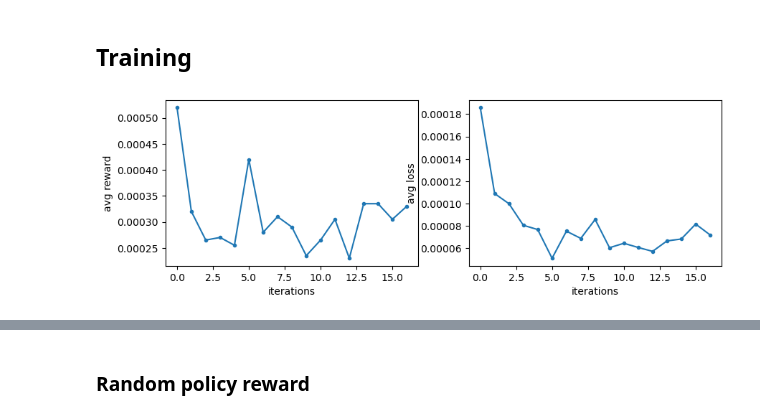
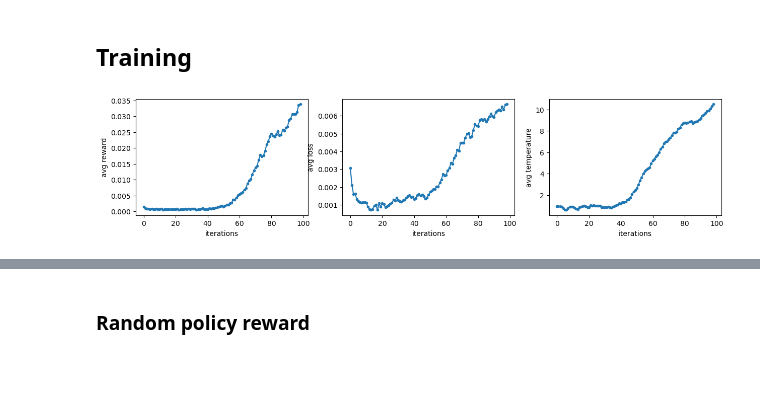
Before and after one commit to AlbertoSinigaglia/snake-reinforcement-learning, a Jupyter notebook: double_q_learning_learns_walls_boltzmann_policy/main.ipynb, the cells around one changed output, grey strips where cells are left out. Saved outputs shown, nothing was run; the diff lists cells and outputs as text; code cells hidden in the pictures; blank space fills up the shorter version.

```diff
--- a/double_q_learning_learns_walls_boltzmann_policy/main.ipynb
+++ b/double_q_learning_learns_walls_boltzmann_policy/main.ipynb
@@ -69,14 +72,18 @@ anim = FuncAnimation(fig, animate, interval=30)
 # %%
 class BoltzmannPolicy:
     def __init__(self):
-        self.temperature = 1.
+        self.temperature_mu = tf.Variable(1., name="mu")
+        self.temperature_log_sigma_square = tf.Variable(0., name="sigma")
     def sample(self, q_values):
-        probs = self.get_probs(q_values)
+        probs, temperature = self.get_probs(q_values)
         return tf.random.categorical(
             np.log(probs), 1
-        ).numpy()
+        ).numpy(), temperature
     def get_probs(self, q_values):
-        return tf.nn.softmax(q_values * self.temperature)
+        temperature = np.random.normal(self.temperature_mu, np.exp(self.temperature_log_sigma_square), (q_values.shape[0], 1))
+        return tf.nn.softmax(q_values * temperature), temperature
+    def get_params(self):
+        return [self.temperature_mu, self.temperature_log_sigma_square]
 # %%
 MODELS_PREFIX = f"models/{type(env_).__name__}/{env_.board_size}x{env_.board_size}"
 os.makedirs(MODELS_PREFIX, exist_ok=True)
@@ -92,6 +99,7 @@ qtarget = tf.keras.models.clone_model(
 policy = BoltzmannPolicy()
 # %%
 optimizer = K.optimizers.Adam(1e-4)
+optimizer_policy = keras.optimizers.Adam(1e-2)
 # %%
 loss_f = tf.keras.losses.MeanSquaredError()
 
@@ -116,42 +121,66 @@ avg_rewards = []
+# %%
+losses = []
+avg_rewards = []
+avg_params = []
+avg_rewards_baseline = 0.
+BETA = 0.9
 # %%
 %matplotlib inline
 for iteration in trange(ITERATIONS):
     if iteration % RESET_EVERY_N == 0:
         qtarget.set_weights(qfunction.get_weights())
 
-    state = env_.to_state()
-    actions = policy.sample(qfunction(env_.to_state()))
-    rewards = env_.move(actions)
-    new_state = env_.to_state()
-    replay_memory.store(state, actions, rewards, new_state)
-    samples = replay_memory.sample()
+    with tf.GradientTape() as tape:
+        tape.watch(policy.get_params())
+        state = env_.to_state()
+        actions, temperatures = policy.sample(qfunction(env_.to_state()))
+        rewards = env_.move(actions)
+        avg_rewards_baseline = avg_rewards_baseline * BETA + (1-BETA) * (np.mean(rewards))
+        new_state = env_.to_state()
+        replay_memory.store(state, actions, rewards, new_state)
+        samples = replay_memory.sample()
+        loss = -tf.math.log(
+            1/tf.sqrt(2 * np.pi * tf.exp(policy.temperature_log_sigma_square)) *
+            tf.exp(-1/2 * tf.square(temperatures - policy.temperature_mu) / tf.exp(policy.temperature_log_sigma_square))
+        ) * (rewards - avg_rewards_baseline)
+
+    avg_params.append(np.array(policy.get_params()))
+    optimizer_policy.apply_gradients(zip(
+        tape.gradient(loss, policy.get_params()),
+        policy.get_params()
+    ))
 
     if len(samples) >= replay_memory.minibatch_size:
         avg_rewards.append(np.mean(rewards == env_.FRUIT_REWARD))
         loss = train_step(samples, qfunction, qtarget)
         losses.append(
             loss
         )
-    N = 200
+    N = 100
     if len(avg_rewards) % N == 0 and len(avg_rewards) > 0:
         # clear output
         clear_output(wait=True)
         points_r = np.array(avg_rewards).reshape((-1, N)).mean(axis=-1)
         points_t = np.array(losses).reshape((-1, N)).mean(axis=-1)
-        fig, axs = plt.subplots(1,2, figsize=(10,3))
+        fig, axs = plt.subplots(1,3, figsize=(15,3))
         axs[0].plot(points_r, marker=".")
         axs[0].set_xlabel("iterations")
         axs[0].set_ylabel("avg reward")
         axs[1].plot(points_t, marker=".")
         axs[1].set_xlabel("iterations")
         axs[1].set_ylabel("avg loss")
+
+        axs[2].plot(np.array(avg_params)[:len(avg_params)//N*N][:,0].reshape((-1, N)).mean(axis=-1), marker=".")
+        axs[2].set_xlabel("iterations")
+        axs[2].set_ylabel("avg temperature")
+
         plt.show()
         # save
         with open(f"{MODELS_PREFIX}/training.txt", "w+") as file:
             json.dump(np.array(avg_rewards).tolist(), file)
         qfunction.save_weights(f"{MODELS_PREFIX}/agent")
 # %% [output]
-[figure, old version]
+[figure, new version]
 # %%
 N=200
 avg_rewards = avg_rewards[:len(avg_rewards)//N*N]
```
Also changed, not shown: parts of 6 cells of this notebook, 8 other files.
